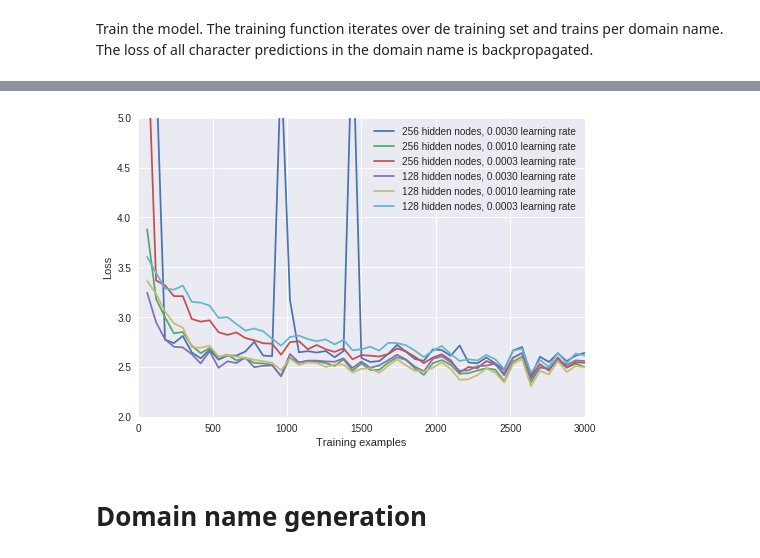
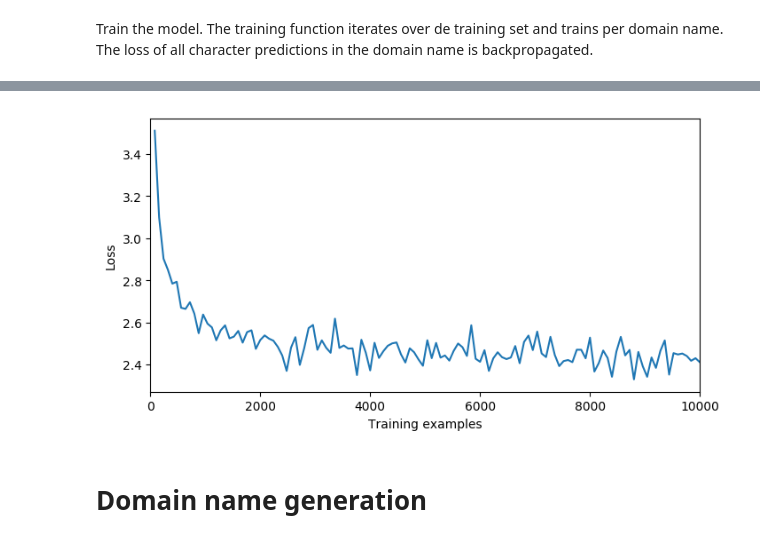
Before and after one commit to kdhageman/phishing_generator, a Jupyter notebook: phishing_domain_generator.ipynb, the cells around one changed output, grey strips where cells are left out. Drawn from its saved outputs; the diff is of its cells as text; code cells hidden in the pictures.

```diff
--- a/phishing_domain_generator.ipynb
+++ b/phishing_domain_generator.ipynb
@@ -60,8 +56,8 @@ class args:
   train_size = 10000
 
   # training parameters
-  print_every = 200
-  plot_every = 100
+  print_every = 40
+  plot_every = 80
 
   # sampling
   max_length = 255
@@ -99,9 +95,9 @@ with open(TRAIN_FILE, 'rb') as f:
 Tokenize data and fill (reverse) alphabet
 # %%
 import itertools
-import random
+import numpy as np
 
-random.seed(1)
+np.random.seed(1)
 
 device = torch.device('cuda' if torch.cuda.is_available() else 'cpu')
 
@@ -117,12 +113,13 @@ def detokenize(t):
     res += reverse_alphabet[token.item()]
   return res
 
-train_tokens = tokenize(data[:args.train_size])
+train_domains = data[:args.train_size]
+train_tokens = tokenize(train_domains)
 
 alphabet_size = len(alphabet)
 reverse_alphabet = dict([(v,k) for k, v in alphabet.items()])
 
-random.shuffle(train_tokens)
+np.random.shuffle(train_tokens)
 # %% [markdown]
 Some helper functions for encoding domains and characters and rand
 # %%
@@ -195,7 +190,7 @@ def train_example(model, optimizer, sample):
 
   optimizer.zero_grad()
   loss.backward()
-  clip_grad_norm_(model.parameters(), 0.5) # clip gradients to prevent explosion of loss
+  clip_grad_norm_(model.parameters(), 5) # clip gradients to prevent explosion of loss
   optimizer.step()
 
   return output, loss.item()/inputs.size(0)
@@ -229,7 +224,7 @@ def train(model, optimizer):
 
     if (i+1) % args.print_every == 0:
       avg_loss = print_loss / args.print_every
-      print("%s (%d %d%%) %.4f" % (elapsed(start), i+1, (i+1)/args.train_size*100, avg_loss))
+      print("%s (%d %.2f%%) %.4f" % (elapsed(start), i+1, (i+1)/args.train_size*100, avg_loss))
       print_loss = 0
 
     if (i+1) % args.plot_every == 0:
@@ -241,8 +236,8 @@ def train(model, optimizer):
 
 train_res = []
 
-n_hidden = [256, 128]
-learning_rates = [3e-3, 1e-3, 3e-4]
+n_hidden = [128]
+learning_rates = [1e-3]
 for n in n_hidden:
   for lr in learning_rates:
     print("Training with %d hidden nodes and a learning rate of %f" % (n, lr))
@@ -281,20 +256,21 @@ Model saving disabled. Use 'save_models = True' to enable model saving
 # %%
 import matplotlib.pyplot as plt
 
+mpl.style.use('default')
 plt.figure()
-X = np.arange(0, args.train_size, args.plot_every)+args.plot_every
+X = np.arange(0, (args.train_size // args.plot_every)*args.plot_every, args.plot_every)+args.plot_every
 for model, n, lr, model_losses in train_res:
-  line, = plt.plot(X, model_losses)
+  line, = plt.plot(X, model_losses[:len(X)+1])
   line.set_label("%d hidden nodes, %.4f learning rate" % (n, lr))
-plt.legend()
-plt.ylim(2, 5)
 plt.xlim(0, args.train_size)
 plt.xlabel("Training examples")
-plt.ylabel("Loss");
+plt.ylabel("Loss")
+fig = plt.gcf()
+fig.set_size_inches(8, 4)
 
-plt.savefig('parameter_optimization.eps')
+plt.savefig('learning_curve.eps')
 # %% [output]
-[figure, old version]
+[figure, new version]
 # %% [markdown]
 # Domain name generation
 # %% [markdown]
```
Also changed, not shown: parts of 10 cells of this notebook.
